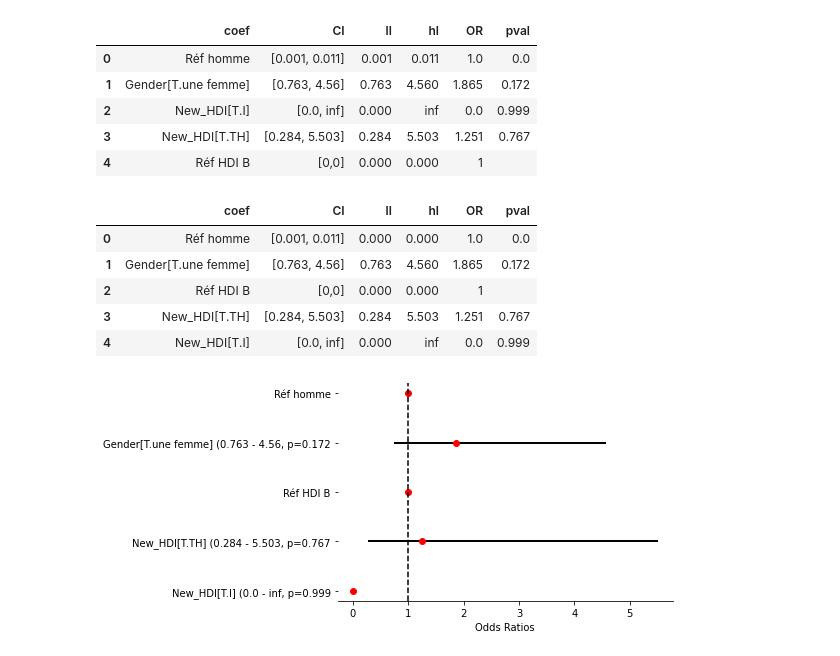
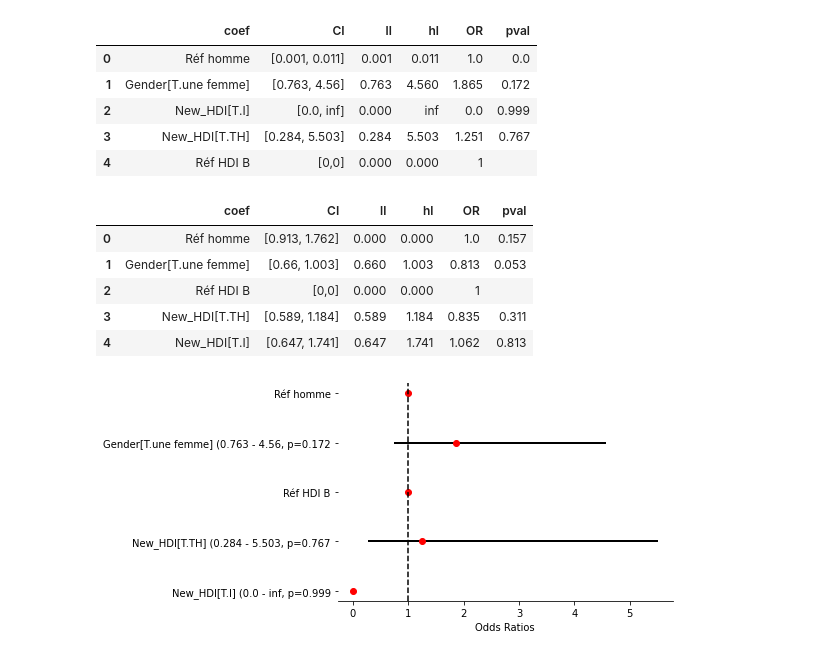
Before and after one commit to smtux/DUDA, a Jupyter notebook: statistique/src/mooc_mertes.ipynb, the cells around one changed output. Drawn from its saved outputs; the diff is of its cells as text; code cells hidden in the pictures.

```diff
--- a/statistique/src/mooc_mertes.ipynb
+++ b/statistique/src/mooc_mertes.ipynb
@@ -1071,14 +1071,14 @@ for v in [forest_v1, forest_v2, forest_v3]:
     v.iloc[2, 3] = 0
     forest.append(v)
 # %%
-forest[0]
+forest[2]
 # %% [output]
 |  | coef | CI | ll | hl | OR | pval |
-| 0 | Réf homme | [0.001, 0.011] | 0.000 | 0.000 | 1.0 | 0.0 |
-| 1 | Gender[T.une femme] | [0.763, 4.56] | 0.763 | 4.560 | 1.865 | 0.172 |
+| 0 | Réf homme | [0.913, 1.762] | 0.000 | 0.000 | 1.0 | 0.157 |
+| 1 | Gender[T.une femme] | [0.66, 1.003] | 0.660 | 1.003 | 0.813 | 0.053 |
 | 2 | Réf HDI B | [0,0] | 0.000 | 0.000 | 1 |  |
-| 3 | New_HDI[T.TH] | [0.284, 5.503] | 0.284 | 5.503 | 1.251 | 0.767 |
-| 4 | New_HDI[T.I] | [0.0, inf] | 0.000 | inf | 0.0 | 0.999 |
+| 3 | New_HDI[T.TH] | [0.589, 1.184] | 0.589 | 1.184 | 0.835 | 0.311 |
+| 4 | New_HDI[T.I] | [0.647, 1.741] | 0.647 | 1.741 | 1.062 | 0.813 |
 # %%
 for n, version in enumerate(forest):
     version = version[::-1]
```
Also changed, not shown: parts of 7 cells of this notebook, 12 other files.
